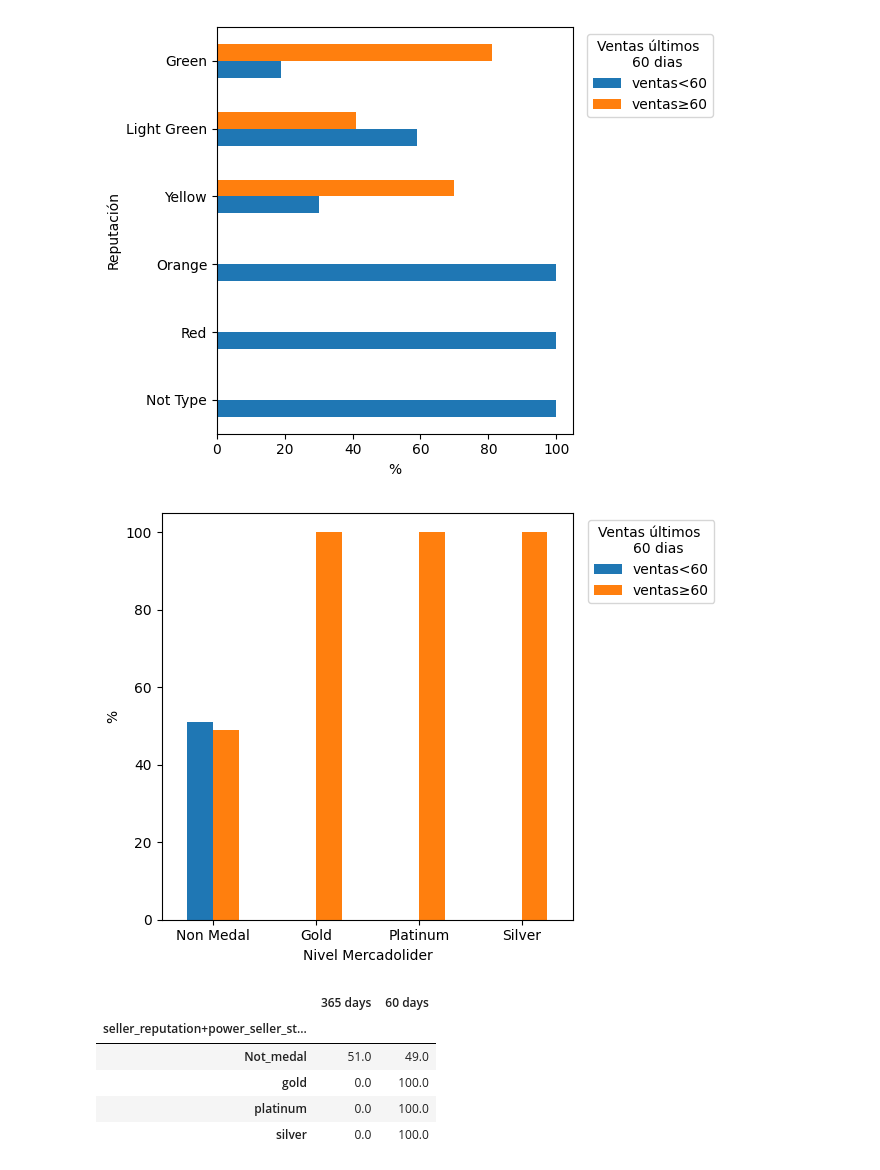
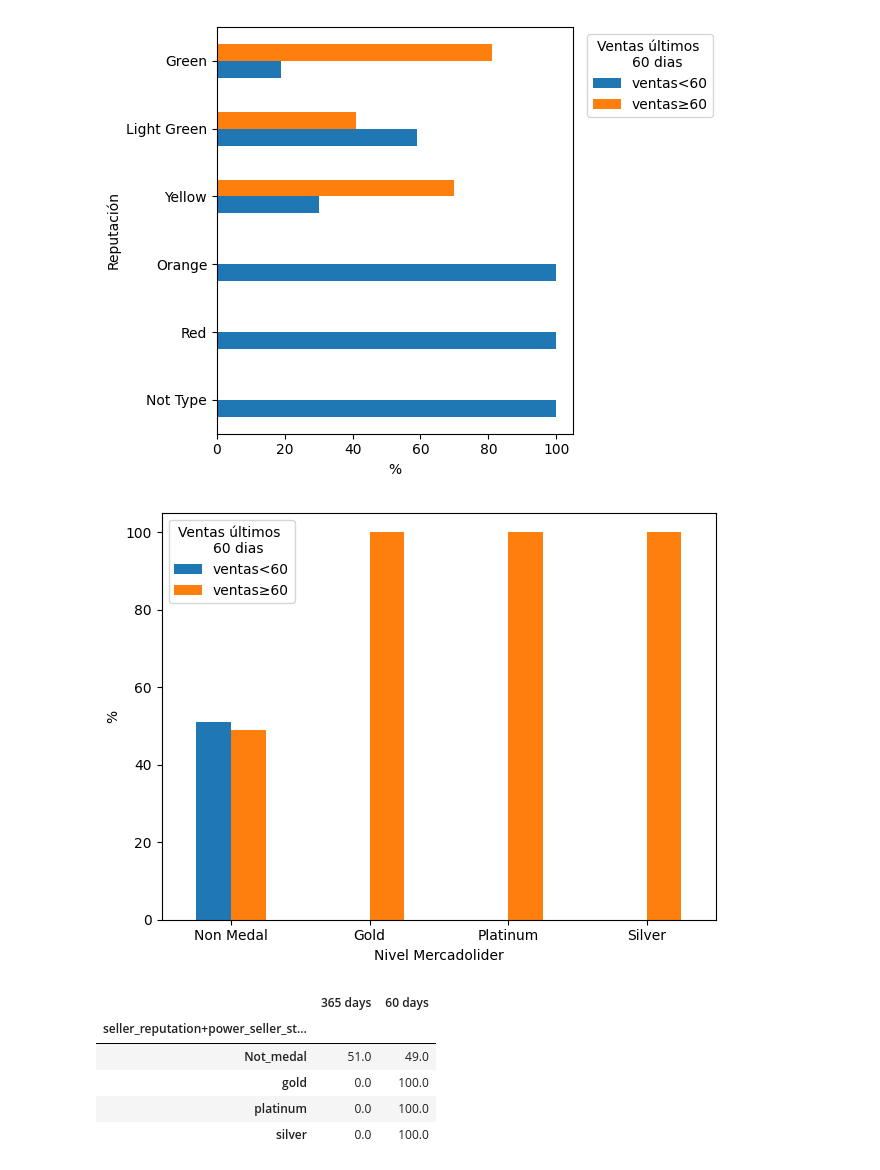
Before and after one commit to ccparra/MELI, a Jupyter notebook: MELI.ipynb, the cells around one changed output. Saved outputs shown, nothing was run; the diff lists cells and outputs as text; code cells hidden in the pictures.

```diff
--- a/MELI.ipynb
+++ b/MELI.ipynb
@@ -188,14 +210,14 @@ plt.show()
 # %%
 mercadolider_periodo=100*(dh.summarise_categoric_variable(df_sellers_raw,'seller_reputation+power_seller_status','seller_reputation+metrics+sales+period').set_index('seller_reputation+power_seller_status')).round(2)
 ax=mercadolider_periodo.plot.bar(stacked=False)
 plt.xlabel('Nivel Mercadolider')
 plt.xticks(ticks=[0,1,2,3],labels=['Non Medal','Gold','Platinum','Silver'],rotation='horizontal')
 plt.ylabel('%')
-ax.legend(['ventas<60','ventas≥60'],title='Ventas últimos \n        60 dias', bbox_to_anchor=(1.02, 1), loc='upper left')
+ax.legend(['ventas<60','ventas≥60'],title='Ventas últimos \n        60 dias', loc='upper left')
 plt.tight_layout()
 plt.show()
 # %% [output]
-[figure, old version]
+[figure, new version]
 # %%
 mercadolider_periodo
 # %% [output]
```
Also changed, not shown: parts of 21 cells of this notebook, 3 other files.
